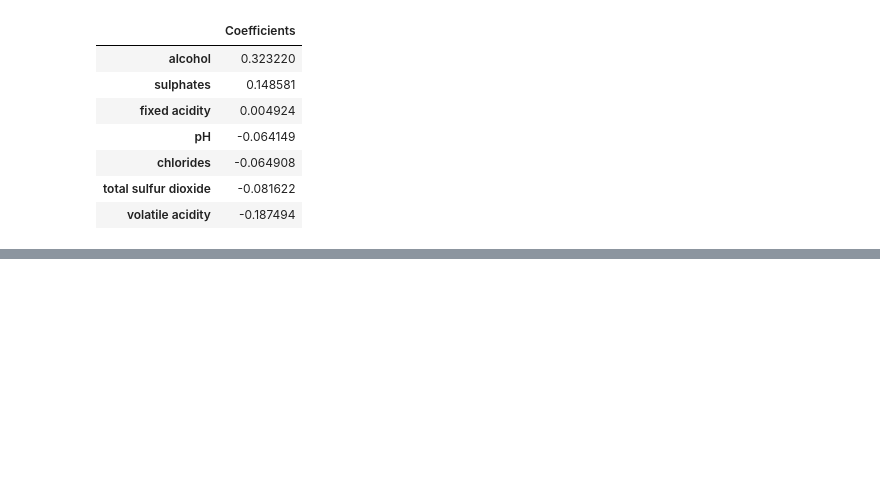
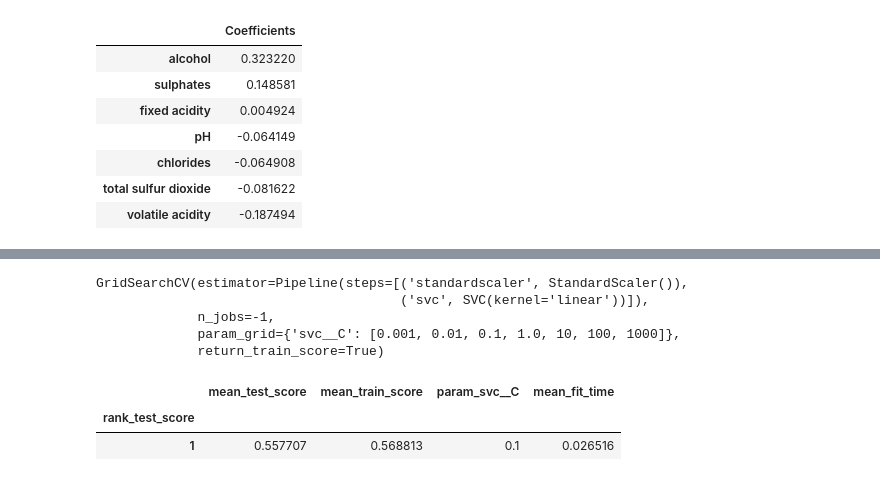
Before and after one commit to UBC-MDS/Red-Wine-Quality-Prediction, a Jupyter notebook: DSCI552_modelselection.ipynb, the cells around one changed output, grey strips where cells are left out. Saved outputs shown, nothing was run; the diff lists cells and outputs as text; code cells hidden in the pictures; blank space fills up the shorter version.

```diff
--- a/DSCI552_modelselection.ipynb
+++ b/DSCI552_modelselection.ipynb
@@ -226,0 +283,33 @@ This refined analysis suggests a more focused model, with the reduced feature se
+# %%
+#Linear SVC Tuning
+pipe_lsvc = make_pipeline(StandardScaler(), SVC(kernel = 'linear'))
+
+lsvc_param_grid = {
+    "svc__C": [0.001, 0.01, 0.1, 1.0, 10, 100, 1000]
+}
+
+lsvc_gs = GridSearchCV(pipe_lsvc, param_grid=lsvc_param_grid, n_jobs=-1, return_train_score=True)
+# %%
+lsvc_gs.fit(X_train, y_train)
+# %% [output]
+GridSearchCV(estimator=Pipeline(steps=[('standardscaler', StandardScaler()),
+                                       ('svc', SVC(kernel='linear'))]),
+             n_jobs=-1,
+             param_grid={'svc__C': [0.001, 0.01, 0.1, 1.0, 10, 100, 1000]},
+             return_train_score=True)
+# %%
+lsvc_df = (pd.DataFrame(lsvc_gs.cv_results_)[
+    [
+        "mean_test_score",
+        "mean_train_score",
+        "param_svc__C",
+        "mean_fit_time",
+        "rank_test_score",
+    ]
+].set_index("rank_test_score").sort_index())
+# %%
+lsvc_df.head(1)
+# %% [output]
+|  | mean_test_score | mean_train_score | param_svc__C | mean_fit_time |
+| rank_test_score |  |  |  |  |
+| 1 | 0.557707 | 0.568813 | 0.1 | 0.026516 |
```
Also changed, not shown: parts of 23 cells of this notebook, 1 other file.
